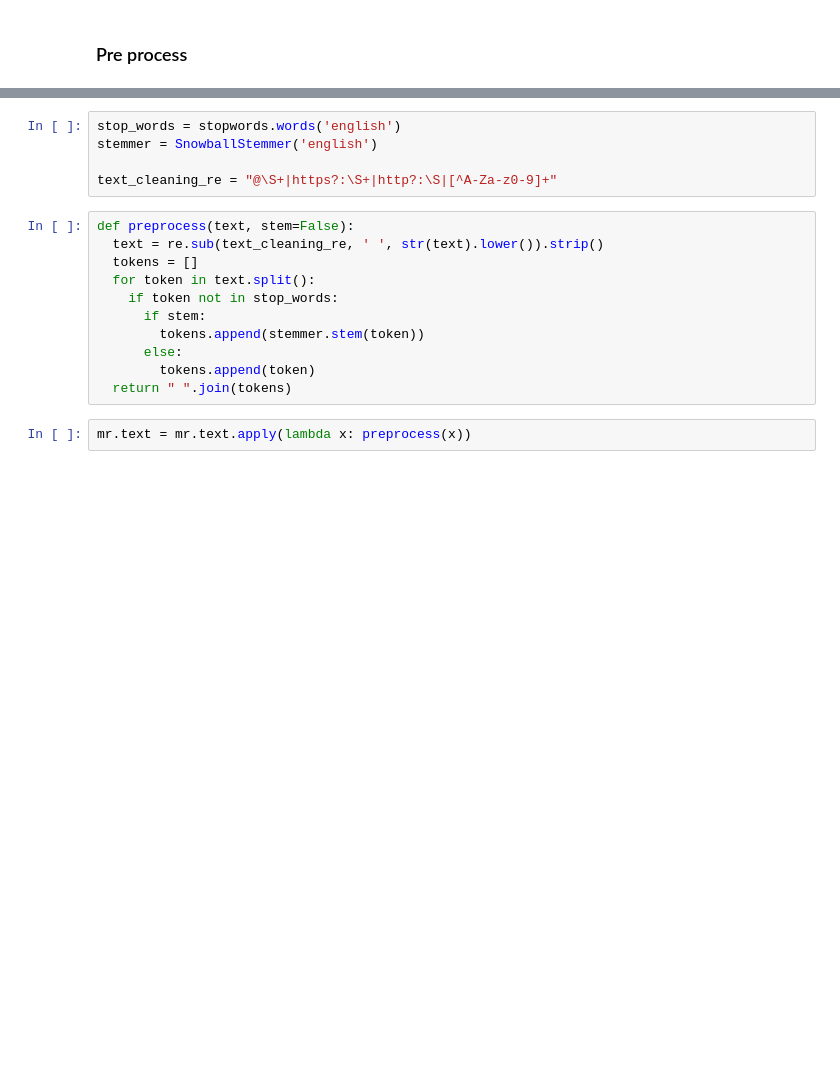
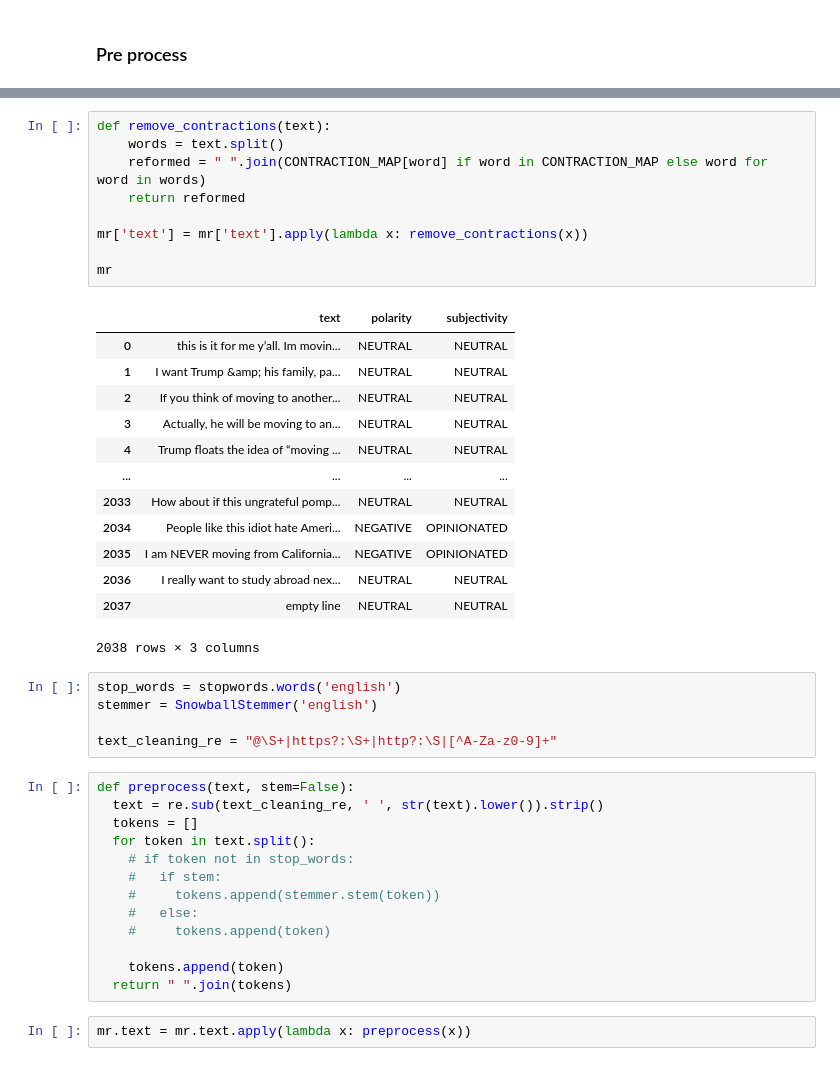
Before and after one commit to md-zaki/CZ4034_IR_Group_Project, a Jupyter notebook: data_cleaning/preprocess.ipynb, the cells around one changed output, grey strips where cells are left out. Cells and saved outputs as stored; diff of their text form; blank space fills up the shorter version.

```diff
--- a/data_cleaning/preprocess.ipynb
+++ b/data_cleaning/preprocess.ipynb
@@ -66,3 +192,26 @@ mr
+# %%
+def remove_contractions(text):
+    words = text.split()
+    reformed = " ".join(CONTRACTION_MAP[word] if word in CONTRACTION_MAP else word for word in words)
+    return reformed
+
+mr['text'] = mr['text'].apply(lambda x: remove_contractions(x))
+
+mr
+# %% [output]
+|  | text | polarity | subjectivity |
+| 0 | this is it for me y’all. Im movin... | NEUTRAL | NEUTRAL |
+| 1 | I want Trump &amp; his family, pa... | NEUTRAL | NEUTRAL |
+| 2 | If you think of moving to another... | NEUTRAL | NEUTRAL |
+| 3 | Actually, he will be moving to an... | NEUTRAL | NEUTRAL |
+| 4 | Trump floats the idea of “moving ... | NEUTRAL | NEUTRAL |
+| ... | ... | ... | ... |
+| 2033 | How about if this ungrateful pomp... | NEUTRAL | NEUTRAL |
+| 2034 | People like this idiot hate Ameri... | NEGATIVE | OPINIONATED |
+| 2035 | I am NEVER moving from California... | NEGATIVE | OPINIONATED |
+| 2036 | I really want to study abroad nex... | NEUTRAL | NEUTRAL |
+| 2037 | empty line | NEUTRAL | NEUTRAL |
+2038 rows × 3 columns
 # %%
 stop_words = stopwords.words('english')
 stemmer = SnowballStemmer('english')
@@ -73,11 +222,13 @@ def preprocess(text, stem=False):
   text = re.sub(text_cleaning_re, ' ', str(text).lower()).strip()
   tokens = []
   for token in text.split():
-    if token not in stop_words:
-      if stem:
-        tokens.append(stemmer.stem(token))
-      else:
-        tokens.append(token)
+    # if token not in stop_words:
+    #   if stem:
+    #     tokens.append(stemmer.stem(token))
+    #   else:
+    #     tokens.append(token)
+
+    tokens.append(token)
   return " ".join(tokens)
 # %%
 mr.text = mr.text.apply(lambda x: preprocess(x))
```
Also changed, not shown: parts of 10 cells of this notebook, 11 other files.
